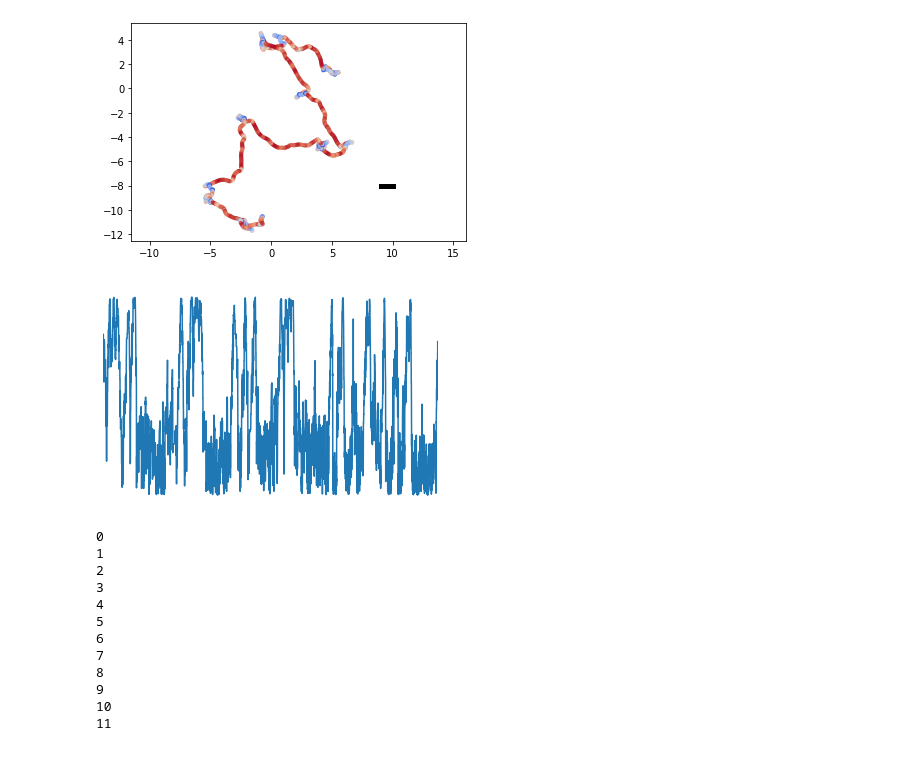
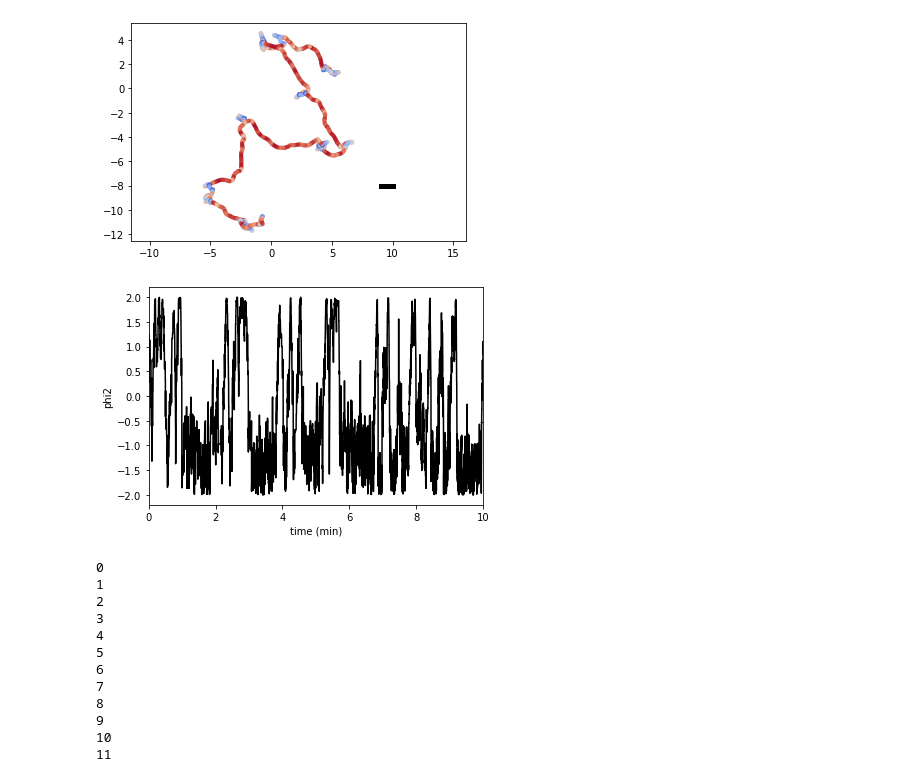
Before and after one commit to AntonioCCosta/fluctuating_potential, a Jupyter notebook: Fig1,2_fpts.ipynb, the cells around one changed output. Cells and saved outputs as stored; diff of their text form; code cells hidden in the pictures.

```diff
--- a/Fig1,2_fpts.ipynb
+++ b/Fig1,2_fpts.ipynb
@@ -70,16 +70,16 @@ plt.show()
 # %%
 wsize = int(10*60*frameRate)
 t0=10000
-plt.plot(np.arange(wsize)*data_dt,ctraj_w[5][t0:t0+wsize])
+plt.plot(np.arange(wsize)*data_dt,ctraj_w[5][t0:t0+wsize],c='k')
 plt.xticks(np.arange(0,wsize+1,2*60*frameRate)*data_dt,np.arange(0,11,2))
 plt.xlabel('time (min)')
 plt.ylabel('phi2')
 plt.xlim(0,wsize*data_dt)
-plt.axis('off')
-# plt.savefig('example_phi2_traj_noaxis.pdf')
+# plt.axis('off')
+plt.savefig('example_phi2_traj_axis.pdf')
 plt.show()
 # %% [output]
-[figure, old version]
+[figure, new version]
 # %%
 sims_tv_w=[]
 sims_w=[]
```
Also changed, not shown: parts of 3 cells of this notebook, 2 other files.
